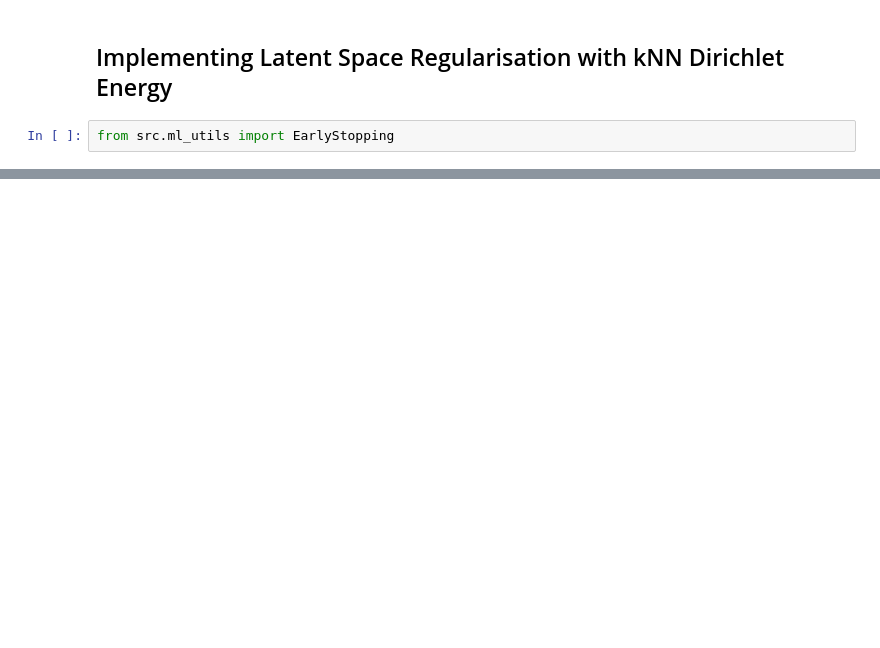
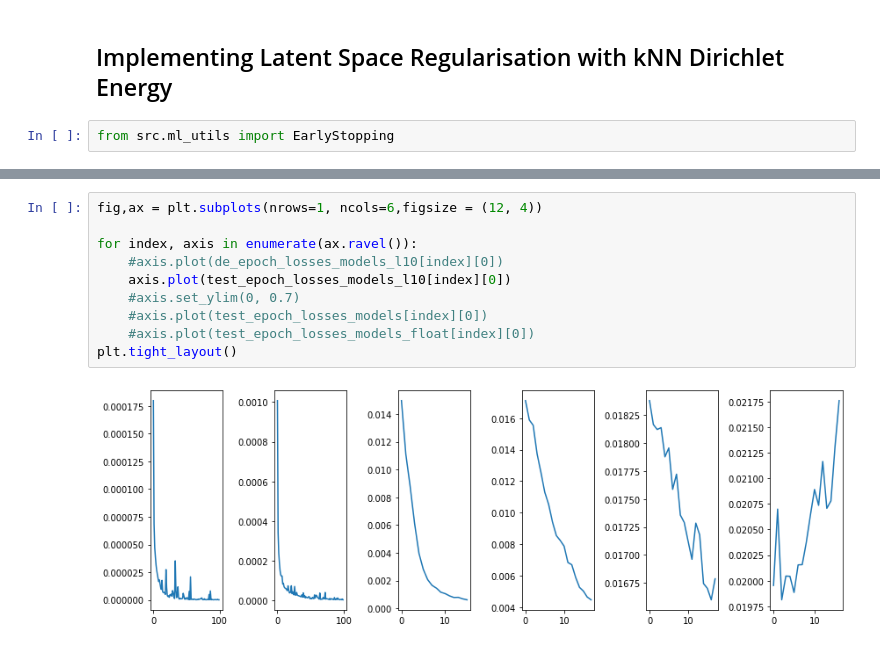
Before and after one commit to RSCJacksonLab/nk-ml, a Jupyter notebook: notebooks/Latent_Space_Regularisation.ipynb, the cells around one changed output, grey strips where cells are left out. Saved outputs shown, nothing was run; the diff lists cells and outputs as text; blank space fills up the shorter version.

```diff
--- a/notebooks/Latent_Space_Regularisation.ipynb
+++ b/notebooks/Latent_Space_Regularisation.ipynb
@@ -221,0 +477,12 @@ def train_model_de_reg(model, model_name, optimizer, loss_fn, train_loader, val_
+# %%
+fig,ax = plt.subplots(nrows=1, ncols=6,figsize = (12, 4))
+
+for index, axis in enumerate(ax.ravel()):
+    #axis.plot(de_epoch_losses_models_l10[index][0])
+    axis.plot(test_epoch_losses_models_l10[index][0])
+    #axis.set_ylim(0, 0.7)
+    #axis.plot(test_epoch_losses_models[index][0])
+    #axis.plot(test_epoch_losses_models_float[index][0])
+plt.tight_layout()
+# %% [output]
+[figure, added]
```
Also changed, not shown: parts of 16 cells of this notebook, 1 other file.
